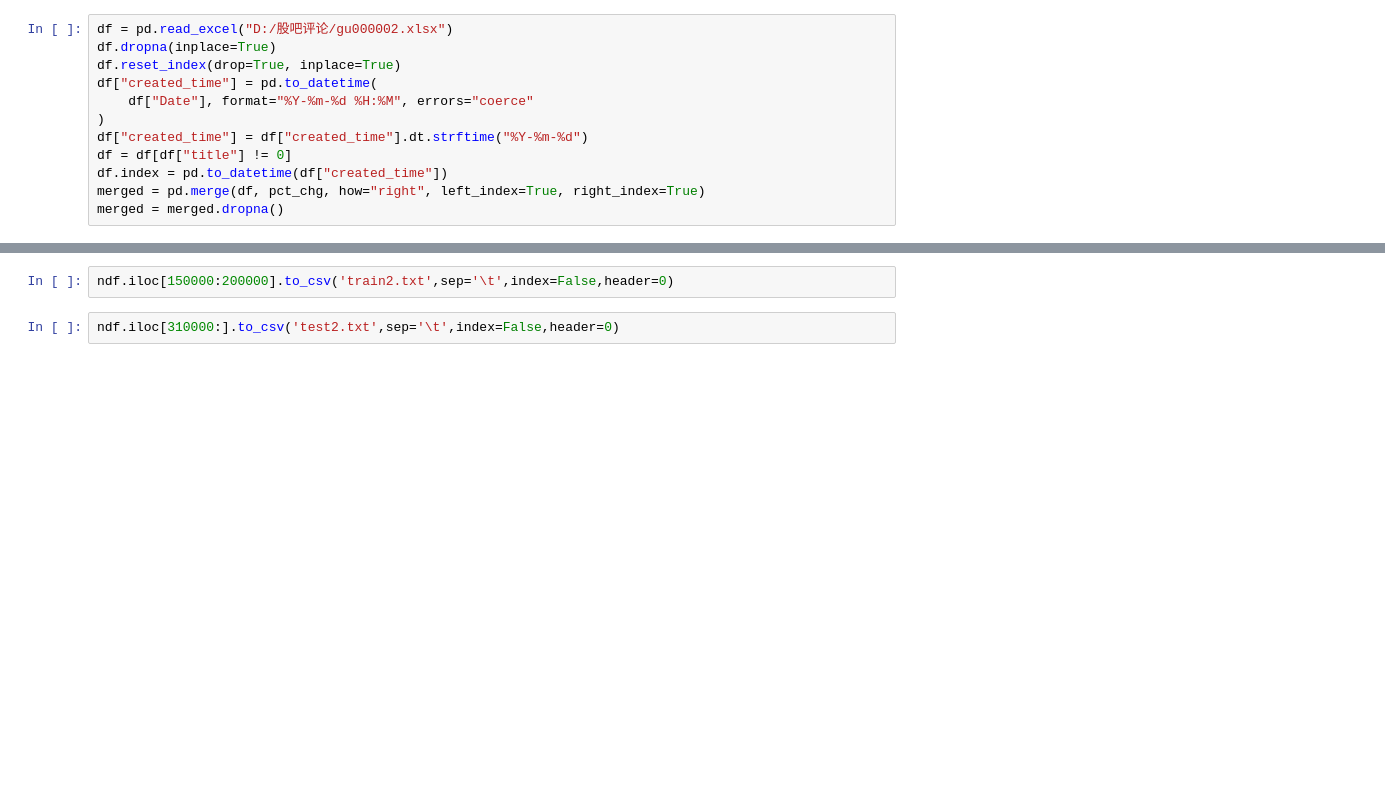
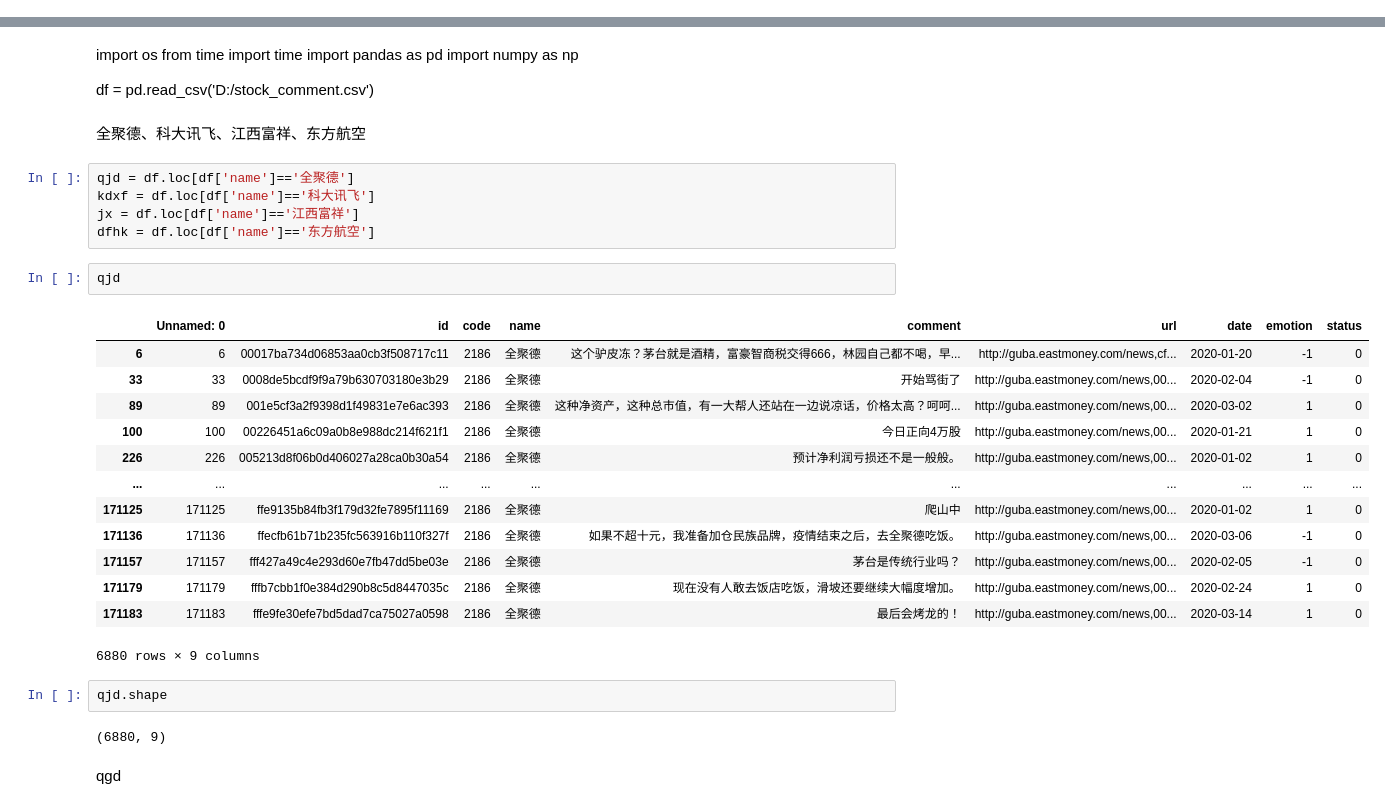
Before and after one commit to Yufei-Z/apply-NLP-in-Chinese-Stocks-Prediction, a Jupyter notebook: Untitled2.ipynb, the cells around one changed output, grey strips where cells are left out. Cells and saved outputs as stored; diff of their text form; blank space fills up the shorter version.

```diff
--- a/Untitled2.ipynb
+++ b/Untitled2.ipynb
@@ -279,12 +0,0 @@ np.mean(profit==0)
-# %%
-df = pd.read_excel("D:/股吧评论/gu000002.xlsx")
-df.dropna(inplace=True)
-df.reset_index(drop=True, inplace=True)
-df["created_time"] = pd.to_datetime(
-    df["Date"], format="%Y-%m-%d %H:%M", errors="coerce"
-)
-df["created_time"] = df["created_time"].dt.strftime("%Y-%m-%d")
-df = df[df["title"] != 0]
-df.index = pd.to_datetime(df["created_time"])
-merged = pd.merge(df, pct_chg, how="right", left_index=True, right_index=True)
-merged = merged.dropna()
@@ -697,4 +1,36 @@ ndf.iloc[200000:220000].to_csv('val.txt',sep='\t',index=False,header=0)
-# %%
-ndf.iloc[150000:200000].to_csv('train2.txt',sep='\t',index=False,header=0)
-# %%
-ndf.iloc[310000:].to_csv('test2.txt',sep='\t',index=False,header=0)
+# %% [markdown]
+import os
+from time import time
+import pandas as pd
+import numpy as np
+
+df = pd.read_csv('D:/stock_comment.csv')
+# %% [markdown]
+全聚德、科大讯飞、江西富祥、东方航空
+# %%
+qjd = df.loc[df['name']=='全聚德']
+kdxf = df.loc[df['name']=='科大讯飞']
+jx = df.loc[df['name']=='江西富祥']
+dfhk = df.loc[df['name']=='东方航空']
+# %%
+qjd
+# %% [output]
+|  | Unnamed: 0 | id | code | name | comment | url | date | emotion | status |
+| 6 | 6 | 00017ba734d06853aa0cb3f508717c11 | 2186 | 全聚德 | 这个驴皮冻？茅台就是酒精，富豪智商税交得666，林园自己都不喝，早... | http://guba.eastmoney.com/news,cf... | 2020-01-20 | -1 | 0 |
+| 33 | 33 | 0008de5bcdf9f9a79b630703180e3b29 | 2186 | 全聚德 | 开始骂街了 | http://guba.eastmoney.com/news,00... | 2020-02-04 | -1 | 0 |
+| 89 | 89 | 001e5cf3a2f9398d1f49831e7e6ac393 | 2186 | 全聚德 | 这种净资产，这种总市值，有一大帮人还站在一边说凉话，价格太高？呵呵... | http://guba.eastmoney.com/news,00... | 2020-03-02 | 1 | 0 |
+| 100 | 100 | 00226451a6c09a0b8e988dc214f621f1 | 2186 | 全聚德 | 今日正向4万股 | http://guba.eastmoney.com/news,00... | 2020-01-21 | 1 | 0 |
+| 226 | 226 | 005213d8f06b0d406027a28ca0b30a54 | 2186 | 全聚德 | 预计净利润亏损还不是一般般。 | http://guba.eastmoney.com/news,00... | 2020-01-02 | 1 | 0 |
+| ... | ... | ... | ... | ... | ... | ... | ... | ... | ... |
+| 171125 | 171125 | ffe9135b84fb3f179d32fe7895f11169 | 2186 | 全聚德 | 爬山中 | http://guba.eastmoney.com/news,00... | 2020-01-02 | 1 | 0 |
+| 171136 | 171136 | ffecfb61b71b235fc563916b110f327f | 2186 | 全聚德 | 如果不超十元，我准备加仓民族品牌，疫情结束之后，去全聚德吃饭。 | http://guba.eastmoney.com/news,00... | 2020-03-06 | -1 | 0 |
+| 171157 | 171157 | fff427a49c4e293d60e7fb47dd5be03e | 2186 | 全聚德 | 茅台是传统行业吗？ | http://guba.eastmoney.com/news,00... | 2020-02-05 | -1 | 0 |
+| 171179 | 171179 | fffb7cbb1f0e384d290b8c5d8447035c | 2186 | 全聚德 | 现在没有人敢去饭店吃饭，滑坡还要继续大幅度增加。 | http://guba.eastmoney.com/news,00... | 2020-02-24 | 1 | 0 |
+| 171183 | 171183 | fffe9fe30efe7bd5dad7ca75027a0598 | 2186 | 全聚德 | 最后会烤龙的！ | http://guba.eastmoney.com/news,00... | 2020-03-14 | 1 | 0 |
+6880 rows × 9 columns
+# %%
+qjd.shape
+# %% [output]
+(6880, 9)
+# %% [markdown]
+qgd
```
Also changed, not shown: parts of 68 cells of this notebook.
